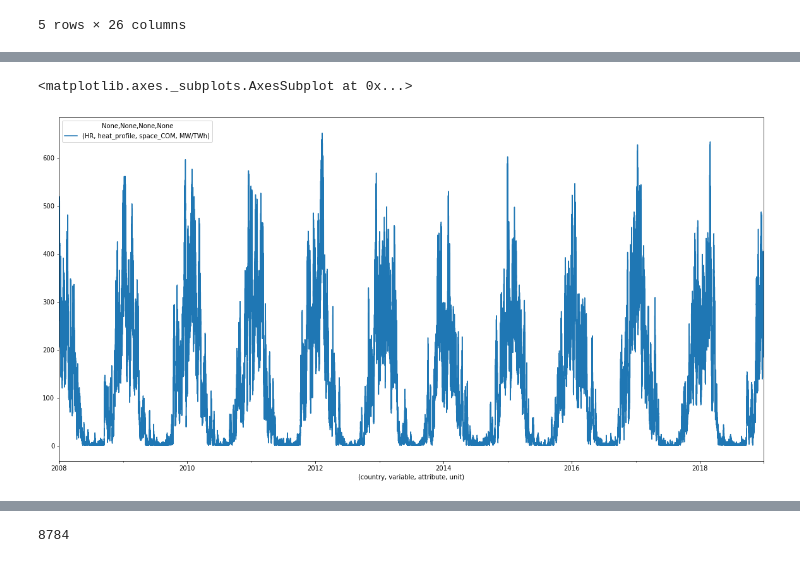
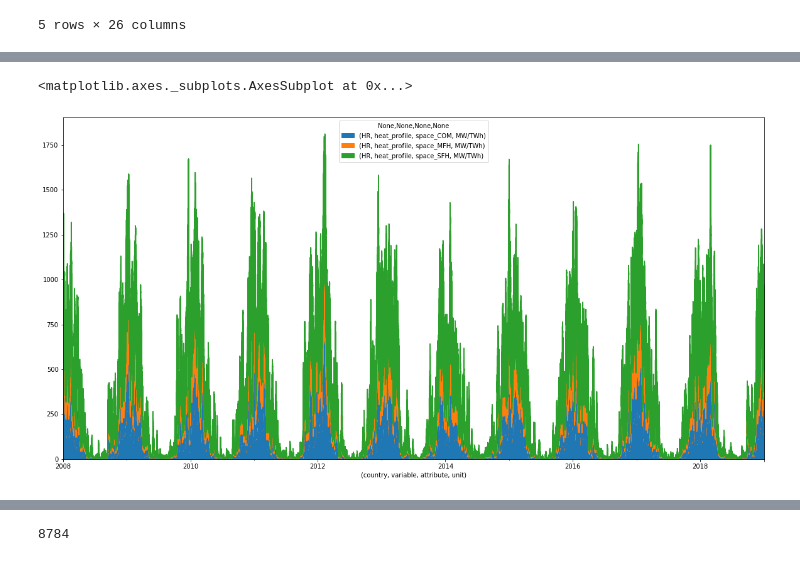
Before and after one commit to ehlimana/EMS, a Jupyter notebook: Untitled2.ipynb, the cells around one changed output, grey strips where cells are left out. Drawn from its saved outputs; the diff is of its cells as text; code cells hidden in the pictures.

```diff
--- a/Untitled2.ipynb
+++ b/Untitled2.ipynb
@@ -115,5 +114,7 @@ file.head()
 # %%
-file.plot(x=('country',     'variable',     'attribute',        'unit'),y=(     'HR', 'heat_profile',     'space_COM',      'MW/TWh'),kind="line",figsize=(20,10))
+file.plot.area(x=('country',     'variable',     'attribute',        'unit'),y=[(                  'HR', 'heat_profile', 'space_COM', 'MW/TWh'),
+            (                  'HR', 'heat_profile', 'space_MFH', 'MW/TWh'),
+            (                  'HR', 'heat_profile', 'space_SFH', 'MW/TWh')],figsize=(20,10))
 # %% [output]
 <matplotlib.axes._subplots.AxesSubplot at 0x...>
-[figure, old version]
+[figure, new version]
```
Also changed, not shown: parts of 24 cells of this notebook, 3 other files.
